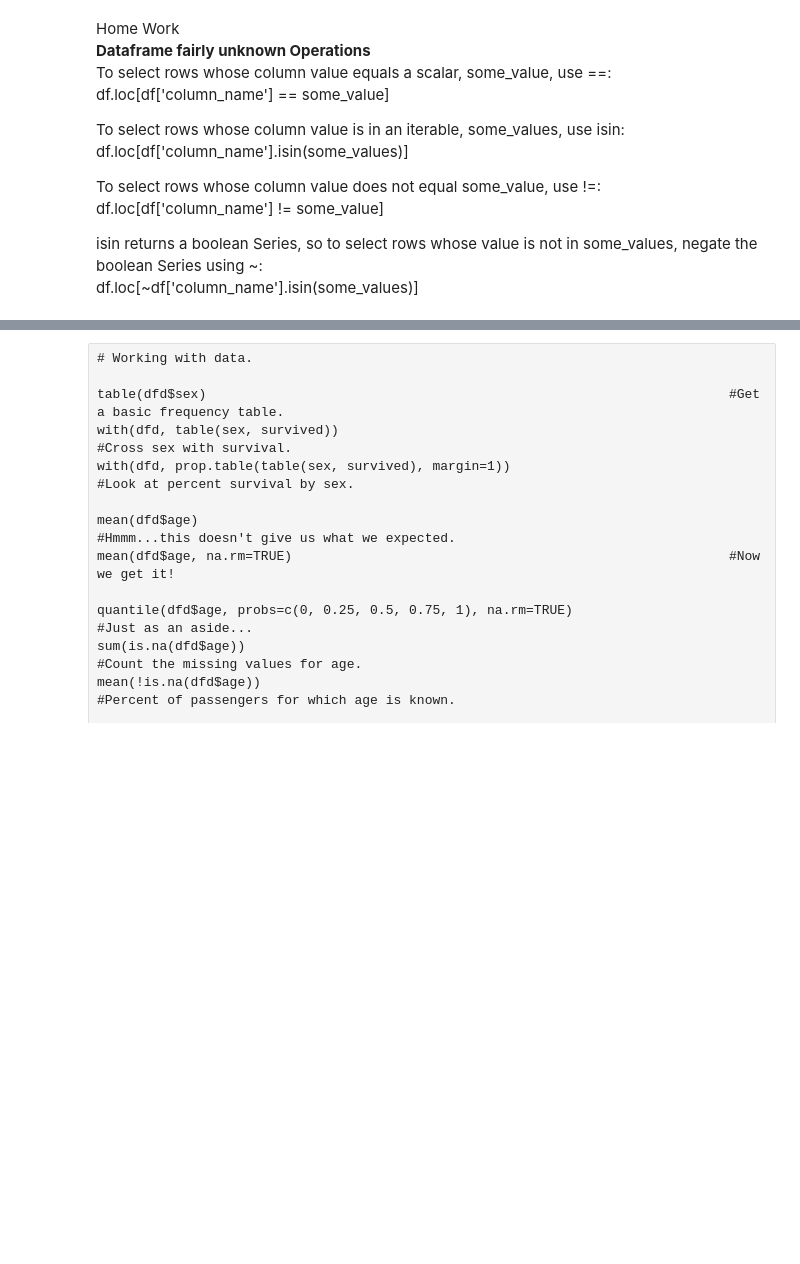
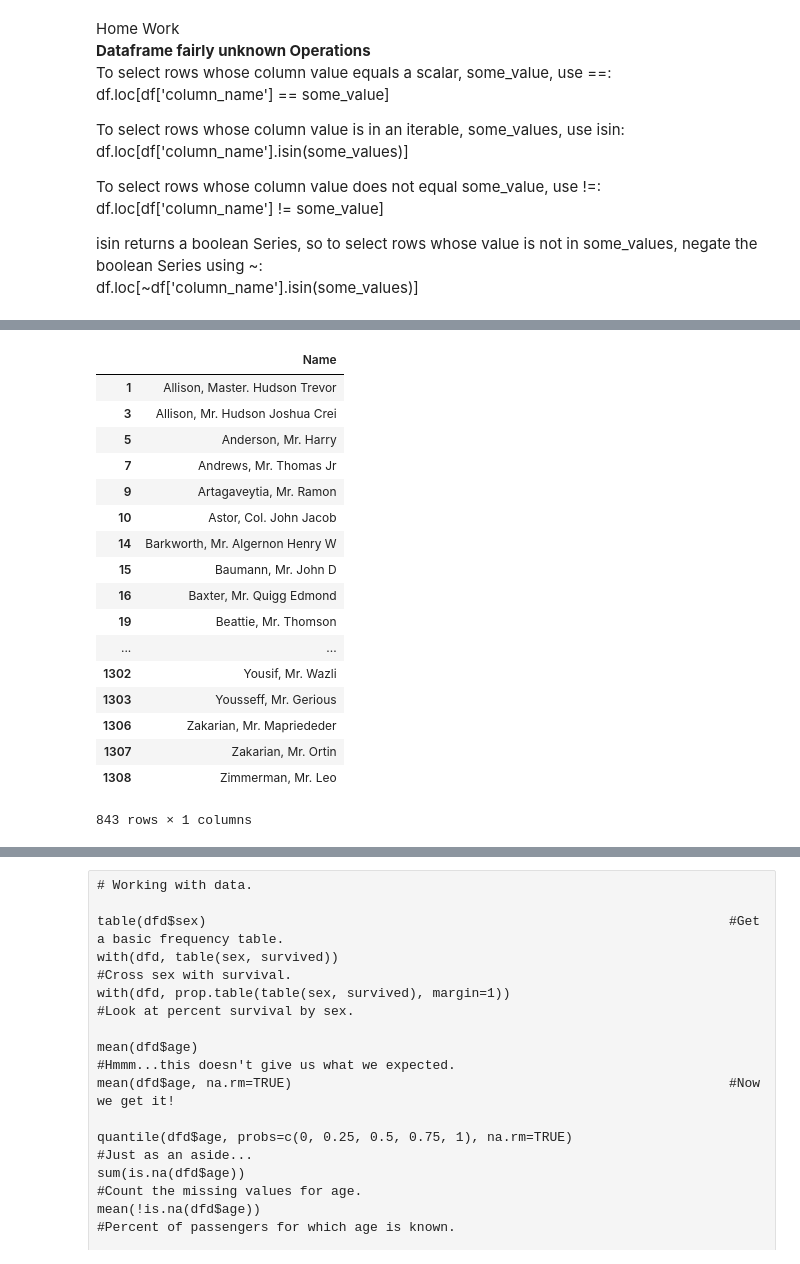
Before and after one commit to taposh/2017_python_teaching, a Jupyter notebook: section1_2_modeling_basics.ipynb, the cells around one changed output, grey strips where cells are left out. Drawn from its saved outputs; the diff is of its cells as text; code cells hidden in the pictures; blank space fills up the shorter version.

```diff
--- a/section1_2_modeling_basics.ipynb
+++ b/section1_2_modeling_basics.ipynb
@@ -531,2 +688,25 @@ dfd.loc[(dfd['sex'] == "male") & (dfd['survived'] == "yes")]
+# %%
+#column index also starts with 0
+dfd[dfd.columns[0:1]][dfd['sex']=='male']
+#dfd[dfd['sex']=='male']
+# %% [output]
+|  | Name |
+| 1 | Allison, Master. Hudson Trevor |
+| 3 | Allison, Mr. Hudson Joshua Crei |
+| 5 | Anderson, Mr. Harry |
+| 7 | Andrews, Mr. Thomas Jr |
+| 9 | Artagaveytia, Mr. Ramon |
+| 10 | Astor, Col. John Jacob |
+| 14 | Barkworth, Mr. Algernon Henry W |
+| 15 | Baumann, Mr. John D |
+| 16 | Baxter, Mr. Quigg Edmond |
+| 19 | Beattie, Mr. Thomson |
+| ... | ... |
+| 1302 | Yousif, Mr. Wazli |
+| 1303 | Yousseff, Mr. Gerious |
+| 1306 | Zakarian, Mr. Mapriededer |
+| 1307 | Zakarian, Mr. Ortin |
+| 1308 | Zimmerman, Mr. Leo |
+843 rows × 1 columns
 # %%
 #To select rows whose column value is in an iterable, some_values, use isin:
```
Also changed, not shown: parts of 23 cells of this notebook.
